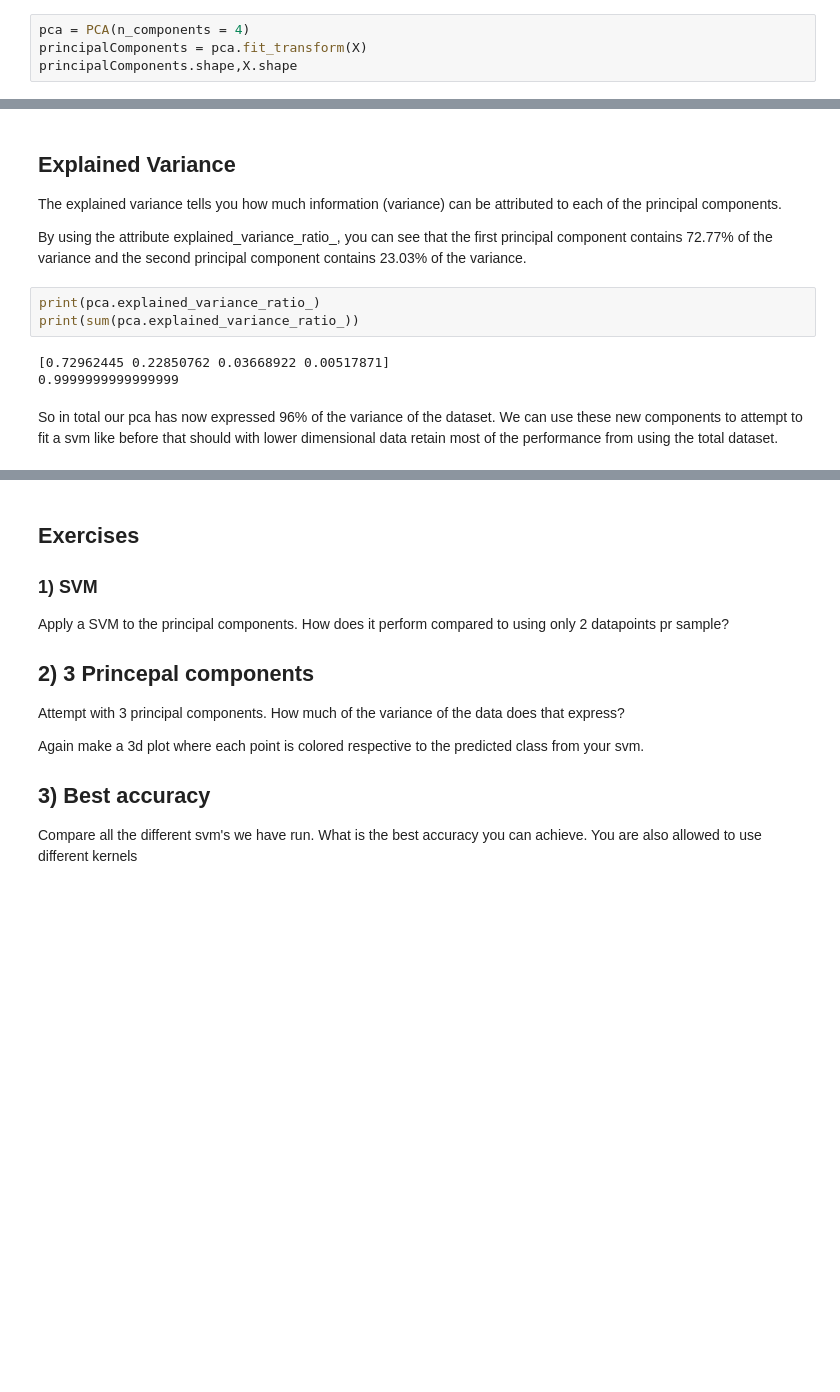
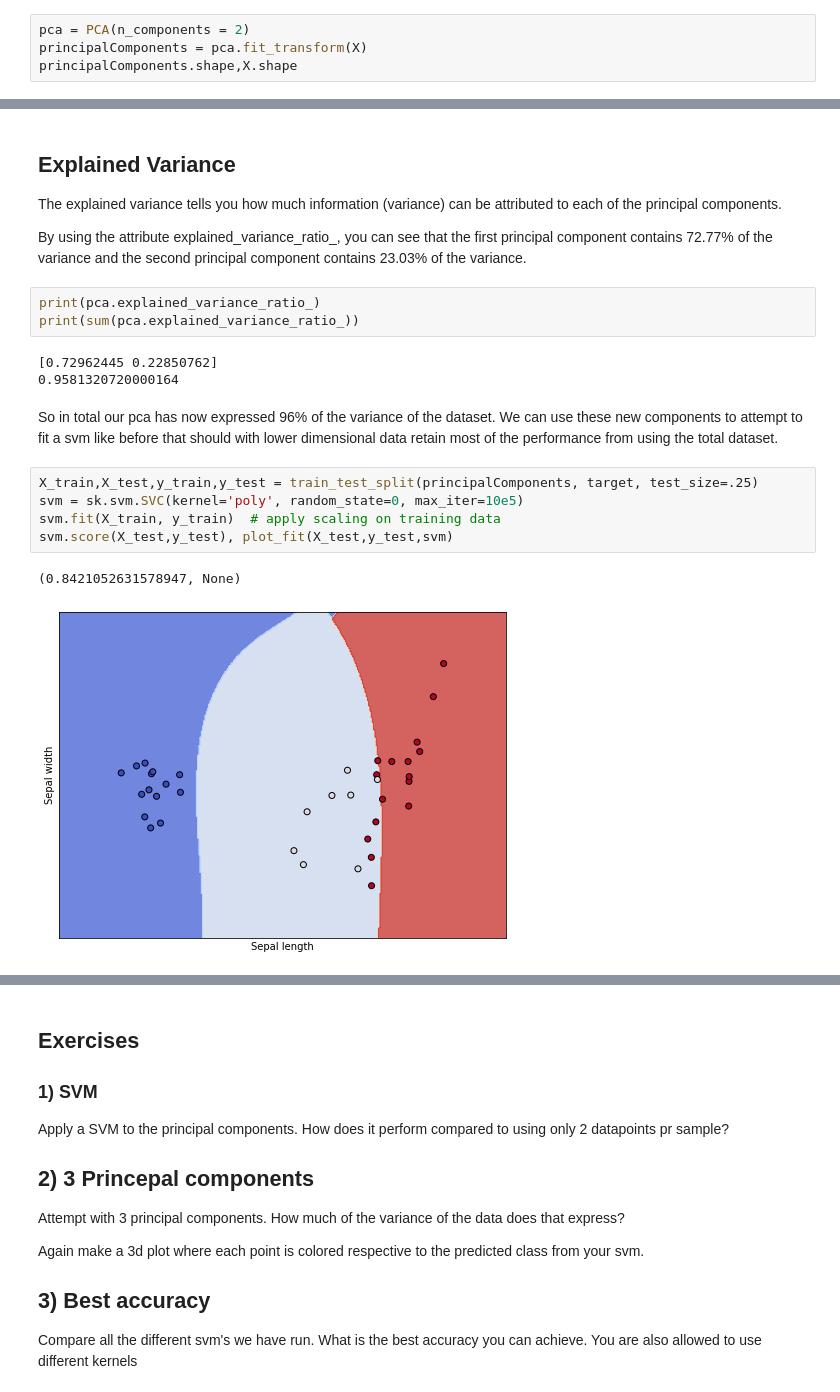
Before and after one commit to simutisernestas/perception, a Jupyter notebook: week8/Exercise2.ipynb, the cells around one changed output, grey strips where cells are left out. Drawn from its saved outputs; the diff is of its cells as text; blank space fills up the shorter version.

````diff
--- a/week8/Exercise2.ipynb
+++ b/week8/Exercise2.ipynb
@@ -87,7 +87,7 @@ principalComponents = pca.fit_transform(data_to_transform)
 
 ```
 # %%
-pca = PCA(n_components = 4)
+pca = PCA(n_components = 2)
 principalComponents = pca.fit_transform(X)
 principalComponents.shape,X.shape
 # %% [output]
@@ -124,8 +124,16 @@ By using the attribute explained_variance_ratio_, you can see that the first pri
 print(pca.explained_variance_ratio_)
 print(sum(pca.explained_variance_ratio_))
 # %% [output]
-[0.72962445 0.22850762 0.03668922 0.00517871]
-0.9999999999999999
+[0.72962445 0.22850762]
+0.9581320720000164
 # %% [markdown]
 So in total our pca has now expressed 96% of the variance of the dataset.
 We can use these new components to attempt to fit a svm like before that should with lower dimensional data retain most of the performance from using the total dataset.
+# %%
+X_train,X_test,y_train,y_test = train_test_split(principalComponents, target, test_size=.25)
+svm = sk.svm.SVC(kernel='poly', random_state=0, max_iter=10e5)
+svm.fit(X_train, y_train)  # apply scaling on training data
+svm.score(X_test,y_test), plot_fit(X_test,y_test,svm)
+# %% [output]
+(0.8421052631578947, None)
+[figure, added]
````
Also changed, not shown: parts of 2 cells of this notebook.
